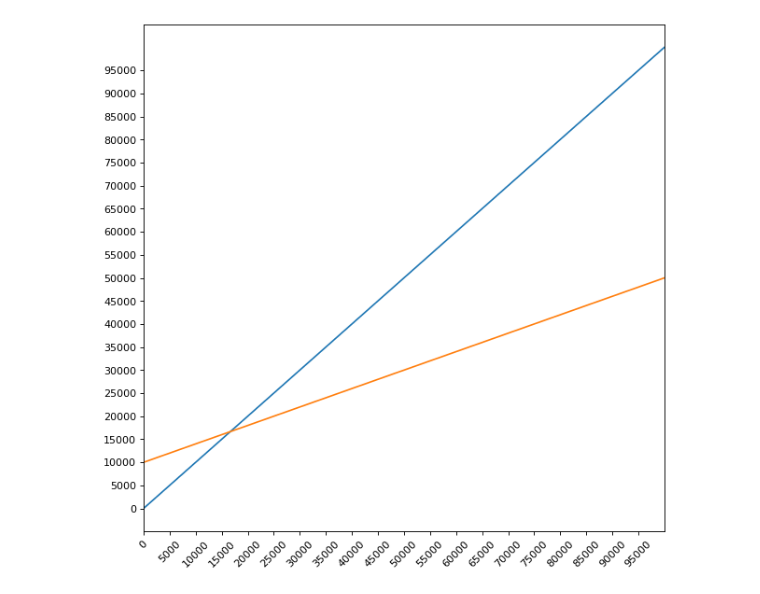
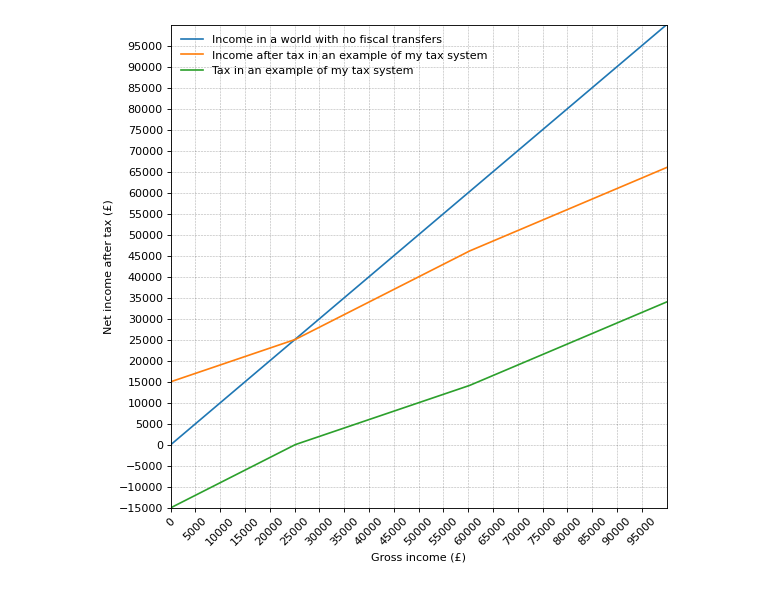
Before and after one commit to HenryDashwood/politics, a Jupyter notebook: negative-income-tax.ipynb, the cells around one changed output. Cells and saved outputs as stored; diff of their text form; code cells hidden in the pictures.

```diff
--- a/negative-income-tax.ipynb
+++ b/negative-income-tax.ipynb
@@ -7,3 +3,0 @@ incomes = np.arange(start=0, stop=100000)
-# %%
-def adjust(x):
-    return x * 0.4 + 10000
@@ -12,10 +3,0 @@ adj_incomes = [adjust(i) for i in incomes]
-# %%
-fig, ax = plt.subplots(1, 1, figsize=(9, 9), dpi= 80)
-plt.plot(incomes)
-plt.plot(adj_incomes)
-plt.xticks(range(0,100000,5000), rotation=45)
-plt.yticks(range(0,100000,5000))
-plt.margins(x=0)
-plt.show()
-# %% [output]
-[figure, removed]
@@ -21,0 +9,50 @@ plt.show()
+# %%
+def adjust(x):
+    if x <= intersection:
+        tax = nit_withdrawal_rate * x
+        return x - tax + min_income, tax - min_income
+    else:
+        tax = 0
+        if x <= 60000:
+            tax += (x - intersection) * 0.4
+        else:
+            tax = (60000 - intersection) * 0.4
+            tax += (x - 60000) * 0.5
+        return x - tax, tax
+# %%
+incomes = np.arange(start=0, stop=max_income)
+adj_incomes = [adjust(i)[0] for i in incomes]
+tax = [adjust(i)[1] for i in incomes]
+# %%
+fig, ax = plt.subplots(1, 1, figsize=(8, 8), dpi= 80)
+plt.plot(incomes, incomes, label="Income in a world with no fiscal transfers")
+plt.plot(incomes, adj_incomes, label="Income after tax in an example of my tax system")
+plt.plot(incomes, tax, label="Tax in an example of my tax system")
+plt.legend(framealpha=0)
+plt.xticks(range(0, max_income, 5000), rotation=45)
+plt.yticks(range(-20000, max_income, 5000))
+plt.margins(x=0, y=0)
+plt.hlines(
+    range(-min_income, max_income, 5000),
+    xmin=0,
+    xmax=max_income,
+    colors='black',
+    alpha=0.3,
+    linestyles="--",
+    lw=0.5
+)
+plt.vlines(
+    range(0, max_income, 5000),
+    ymin=-min_income,
+    ymax=max_income,
+    colors='black',
+    alpha=0.3,
+    linestyles="--",
+    lw=0.5
+)
+plt.xlabel("Gross income (£)")
+plt.ylabel("Net income after tax (£)")
+plt.savefig('negative-income-tax.svg', transparent=True)
+plt.show()
+# %% [output]
+[figure, added]
```
Also changed, not shown: parts of 4 cells of this notebook, 1 other file.
